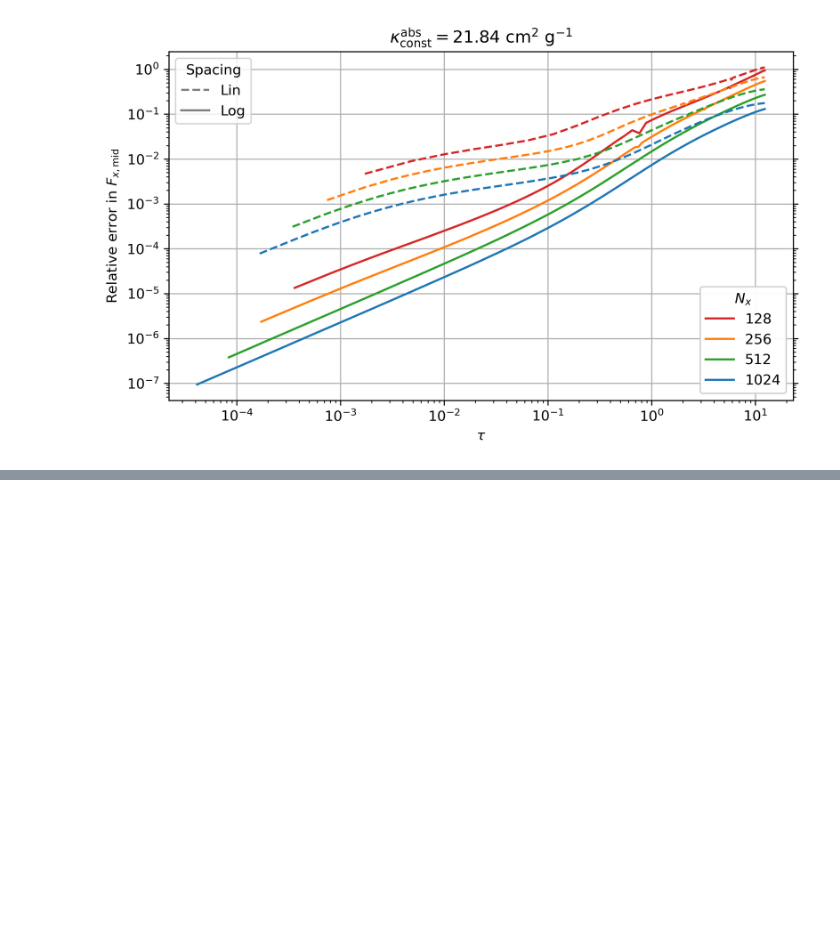
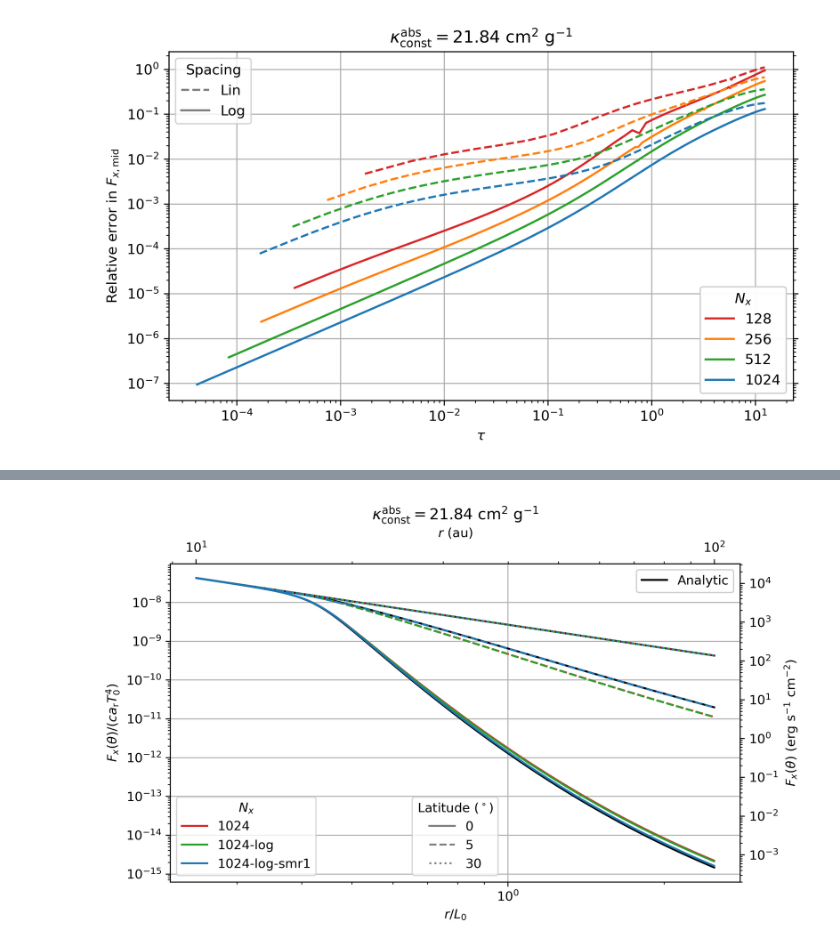
Before and after one commit to sabaronett/rad-hydro, a Jupyter notebook: athena/dev/yanfeij/const_opac-no_heat/ConstOpacNoHeat.ipynb, the cells around one changed output, grey strips where cells are left out. Cells and saved outputs as stored; diff of their text form; code cells hidden in the pictures; blank space fills up the shorter version.

```diff
--- a/athena/dev/yanfeij/const_opac-no_heat/ConstOpacNoHeat.ipynb
+++ b/athena/dev/yanfeij/const_opac-no_heat/ConstOpacNoHeat.ipynb
@@ -765,0 +1196,78 @@ ax.tick_params(axis='both', which='both', right=True)
+# %%
+#===============================================================================
+import matplotlib.pyplot as plt
+import numpy as np
+import sys
+sys.path.insert(0, '/home/stanley/github/PrincetonUniversity/athena/vis/python')
+import athena_read
+
+# Prepare plots
+fig, ax = plt.subplots(figsize=(8, 4.5), dpi=300)
+tab_colors = ['tab:red', 'tab:green', 'tab:blue']
+lss = ['solid', 'dashed', 'dotted']
+theta_degs = [90, 85, 60]
+c_solns, ls_thetas, ref_soln = [], [], []
+
+# Analytic solution
+dtheta = (x2max - x2min)/nx2
+ref_soln.append(ax.plot([], [], color='black', label='Analytic')[0])
+for th, theta_deg in enumerate(theta_degs):
+    j = int(theta_deg/rad2deg/dtheta)
+    ax.plot(x1v, Fx_field_theo2[j, :], color='black')
+    ls_thetas.append(ax.plot([], [], color='tab:gray', ls=lss[th],
+                     label=rf'${90-theta_deg}$')[0])
+
+# Athena++
+problem_id = 'const_opac'
+base = 'nx1'
+runs = ['1024', '1024-log', '1024-log-smr1']
+for i, run in enumerate(runs):
+  path = f'{base}/{run}'
+  athinput = athena_read.athinput(f'{path}/athinput.{problem_id}')
+  try:
+    dtheta = (athinput['mesh']['x2max'] - athinput['mesh']['x2min'])\
+             /athinput['mesh']['nx2']/2**athinput['refinement1']['level']
+  except KeyError:
+    dtheta = (athinput['mesh']['x2max'] - athinput['mesh']['x2min'])\
+             /athinput['mesh']['nx2']
+  athdf = athena_read.athdf(f'{path}/athdf/{problem_id}.out1.00001.athdf')
+  Fx_field = np.zeros_like(athdf['rho'][0])
+  try:
+    N_f = athinput['radiation']['n_frequency']
+    for f in range(N_f):
+      Fx_field += athdf[f'Fr_{f}_1'][0]
+  except KeyError:
+    Fx_field = athdf['Fr1'][0]
+  for th, theta_deg in enumerate(theta_degs):
+    j = int(theta_deg/rad2deg/dtheta)
+    ax.plot(athdf['x1v'], Fx_field[j, :], color=tab_colors[i], ls=lss[th])
+  c_solns.append(ax.plot([], [], color=tab_colors[i], label=run)[0])
+
+# Plot ghost points for colorless line style and add legends
+ls_legend = plt.legend(title=r'Latitude ($^\circ)$', handles=ls_thetas,
+                       loc='lower center')
+color_legend = plt.legend(title=r'$N_x$', handles=c_solns,
+                          loc='lower left')
+soln_legend = plt.legend(handles=ref_soln, loc='upper right')
+ax.add_artist(ls_legend)
+ax.add_artist(color_legend)
+ax.add_artist(soln_legend)
+
+# Format secondary axes in cgs
+ax_r = ax.secondary_xaxis('top', functions=(r2au, r2au))
+ax_F = ax.secondary_yaxis('right', functions=(F2cgs, F2cgs))
+ax_r.minorticks_on()
+ax_F.minorticks_on()
+ax_r.set(xlabel=r'$r$ (au)')
+ax_F.set(ylabel=r'$F_x(\theta)$ (erg s$^{-1}$ cm$^{-2}$)')
+
+# Format (sub)plots
+ax.grid()
+ax.minorticks_on()
+ax.set(xscale='log', yscale='log', xlabel=r'$r/L_0$',
+       ylabel=r'$F_x(\theta)/(ca_\mathrm{r}T_0^4)$',
+       title=r'$\kappa_\mathrm{const}^\mathrm{abs}=21.84$ cm$^2$ g$^{-1}$')
+ax.tick_params(axis='both', which='both')
+# plt.savefig('filename.pdf', bbox_inches='tight', pad_inches=0.01)
+# %% [output]
+[figure, added]
```
Also changed, not shown: parts of 11 cells of this notebook.
